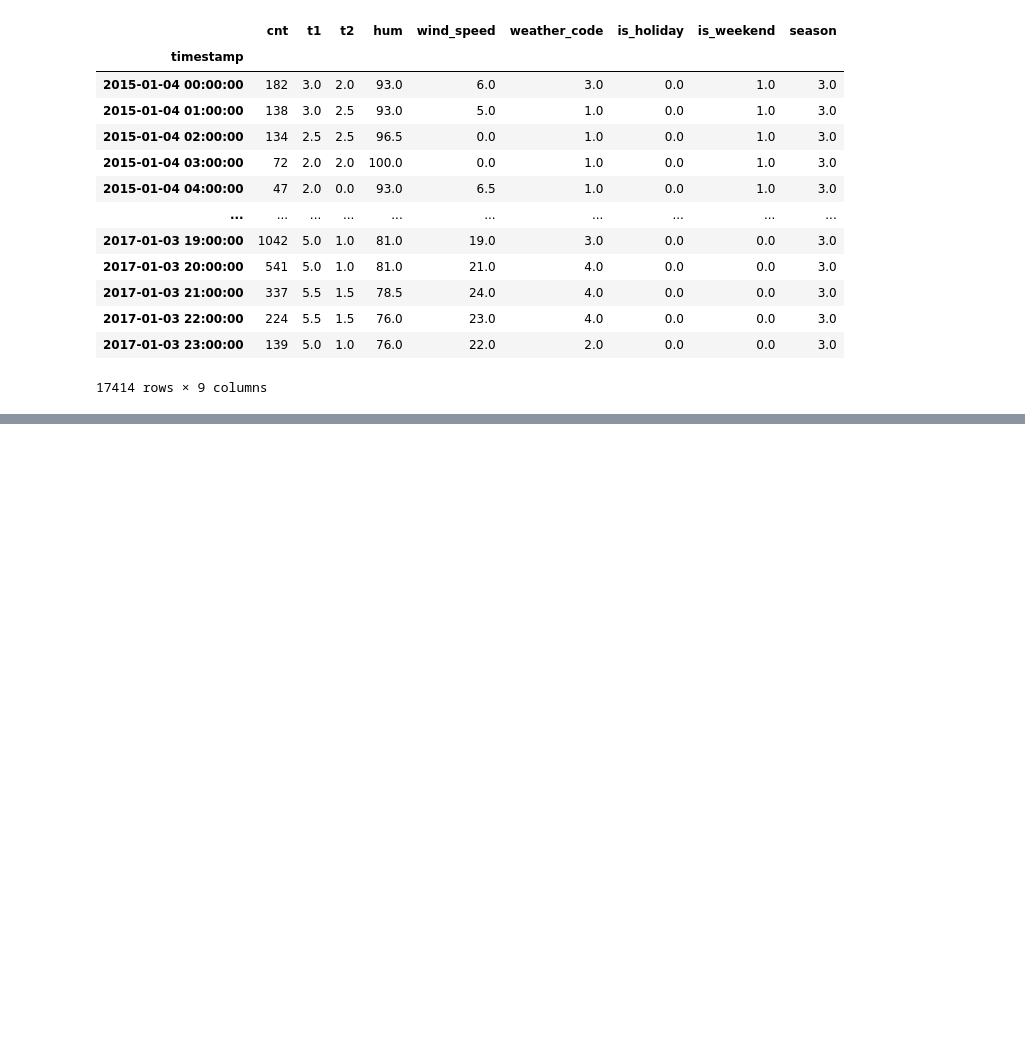
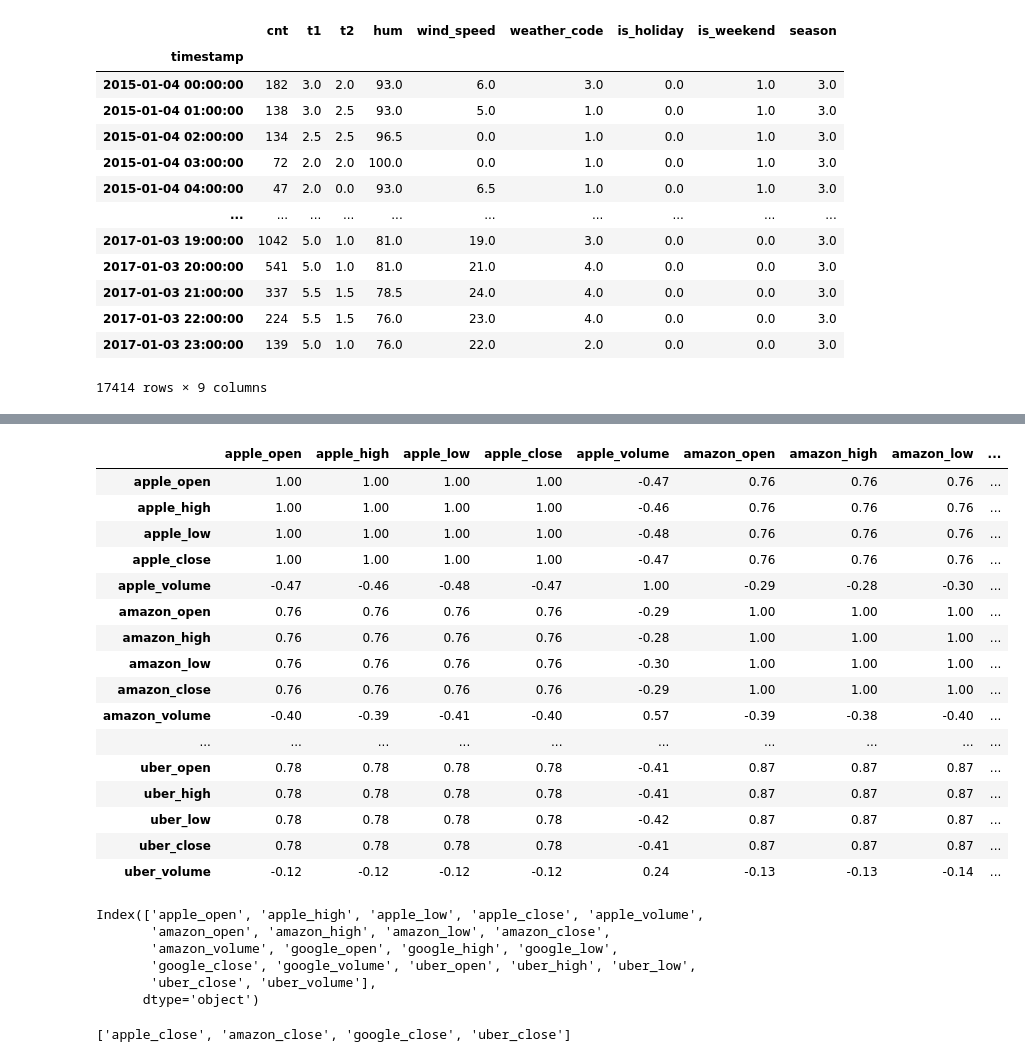
Before and after one commit to DGluszyk/data-science-bootcamp, a Jupyter notebook: 02_Analiza_danych/03_import_eksport.ipynb, the cells around one changed output, grey strips where cells are left out. Saved outputs shown, nothing was run; the diff lists cells and outputs as text; code cells hidden in the pictures; blank space fills up the shorter version.

```diff
--- a/02_Analiza_danych/03_import_eksport.ipynb
+++ b/02_Analiza_danych/03_import_eksport.ipynb
@@ -171,3 +171,11 @@ df
 | 2017-01-03 22:00:00 | 224 | 5.5 | 1.5 | 76.0 | 23.0 | 4.0 | 0.0 | 0.0 | 3.0 |
 | 2017-01-03 23:00:00 | 139 | 5.0 | 1.0 | 76.0 | 22.0 | 2.0 | 0.0 | 0.0 | 3.0 |
 17414 rows × 9 columns
+# %%
+def fetch_financial_data(company='AMZN'):
+    import pandas_datareader.data as web
+    return web.DataReader(name=company, data_source='stooq')
+apple = fetch_financial_data('AAPL')
+amazon = fetch_financial_data('AMZN')
+google = fetch_financial_data('GOOGL')
+uber = fetch_financial_data('UBER')
@@ -173,0 +207,5 @@ df
+# %%
+apple.columns = ['apple_' + col.lower() for col in apple.columns]
+amazon.columns = ['amazon_' + col.lower() for col in amazon.columns]
+google.columns = ['google_' + col.lower() for col in google.columns]
+uber.columns = ['uber_' + col.lower() for col in uber.columns]
@@ -173,0 +229,5 @@ df
+# %%
+df = pd.concat(objs=[apple, amazon, google, uber], axis=1)
+# %%
+pd.set_option('display.float_format', lambda x: f'{x:.2f}')
+df.describe().T
@@ -173,0 +252,34 @@ df
+# %%
+df.corr()
+# %% [output]
+|  | apple_open | apple_high | apple_low | apple_close | apple_volume | amazon_open | amazon_high | amazon_low | ... |
+| apple_open | 1.00 | 1.00 | 1.00 | 1.00 | -0.47 | 0.76 | 0.76 | 0.76 | ... |
+| apple_high | 1.00 | 1.00 | 1.00 | 1.00 | -0.46 | 0.76 | 0.76 | 0.76 | ... |
+| apple_low | 1.00 | 1.00 | 1.00 | 1.00 | -0.48 | 0.76 | 0.76 | 0.76 | ... |
+| apple_close | 1.00 | 1.00 | 1.00 | 1.00 | -0.47 | 0.76 | 0.76 | 0.76 | ... |
+| apple_volume | -0.47 | -0.46 | -0.48 | -0.47 | 1.00 | -0.29 | -0.28 | -0.30 | ... |
+| amazon_open | 0.76 | 0.76 | 0.76 | 0.76 | -0.29 | 1.00 | 1.00 | 1.00 | ... |
+| amazon_high | 0.76 | 0.76 | 0.76 | 0.76 | -0.28 | 1.00 | 1.00 | 1.00 | ... |
+| amazon_low | 0.76 | 0.76 | 0.76 | 0.76 | -0.30 | 1.00 | 1.00 | 1.00 | ... |
+| amazon_close | 0.76 | 0.76 | 0.76 | 0.76 | -0.29 | 1.00 | 1.00 | 1.00 | ... |
+| amazon_volume | -0.40 | -0.39 | -0.41 | -0.40 | 0.57 | -0.39 | -0.38 | -0.40 | ... |
+| ... | ... | ... | ... | ... | ... | ... | ... | ... | ... |
+| uber_open | 0.78 | 0.78 | 0.78 | 0.78 | -0.41 | 0.87 | 0.87 | 0.87 | ... |
+| uber_high | 0.78 | 0.78 | 0.78 | 0.78 | -0.41 | 0.87 | 0.87 | 0.87 | ... |
+| uber_low | 0.78 | 0.78 | 0.78 | 0.78 | -0.42 | 0.87 | 0.87 | 0.87 | ... |
+| uber_close | 0.78 | 0.78 | 0.78 | 0.78 | -0.41 | 0.87 | 0.87 | 0.87 | ... |
+| uber_volume | -0.12 | -0.12 | -0.12 | -0.12 | 0.24 | -0.13 | -0.13 | -0.14 | ... |
+# %%
+df.columns
+# %% [output]
+Index(['apple_open', 'apple_high', 'apple_low', 'apple_close', 'apple_volume',
+       'amazon_open', 'amazon_high', 'amazon_low', 'amazon_close',
+       'amazon_volume', 'google_open', 'google_high', 'google_low',
+       'google_close', 'google_volume', 'uber_open', 'uber_high', 'uber_low',
+       'uber_close', 'uber_volume'],
+      dtype='object')
+# %%
+closes = [col for col in df.columns if col.endswith('close')]
+closes
+# %% [output]
+['apple_close', 'amazon_close', 'google_close', 'uber_close']
```
Also changed, not shown: parts of 46 cells of this notebook.
